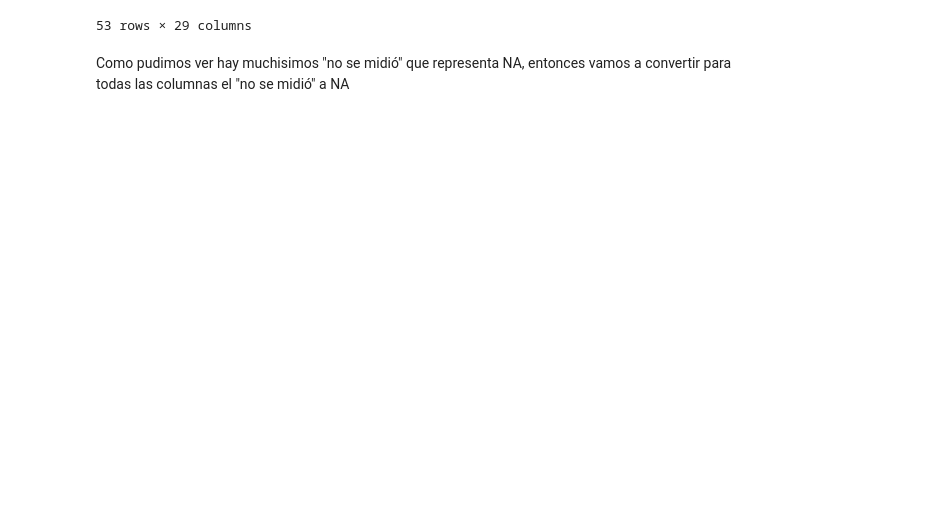
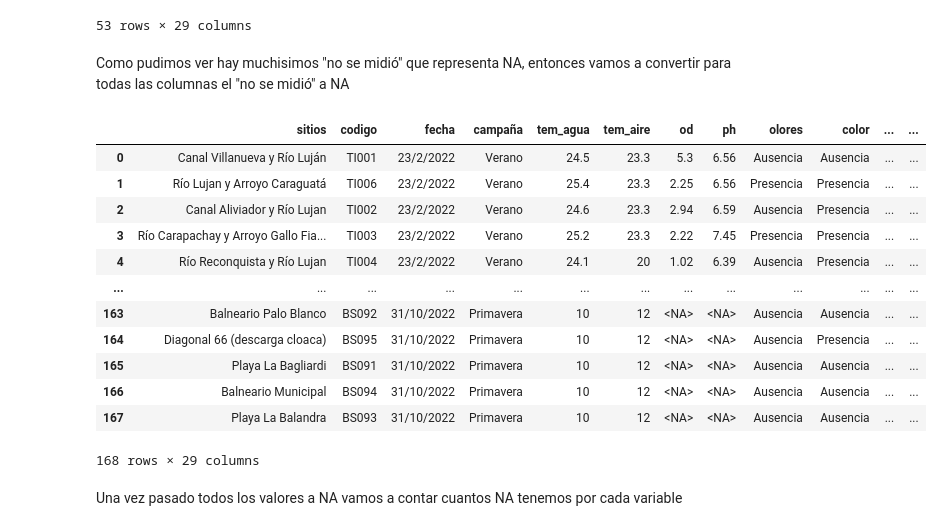
Before and after one commit to muller10000/tp-especial-ciencia-datos, a Jupyter notebook: Ejercicioespecial.ipynb, the cells around one changed output. Drawn from its saved outputs; the diff is of its cells as text; code cells hidden in the pictures; blank space fills up the shorter version.

Commit message:
limpiamos el dataset

```diff
--- a/Ejercicioespecial.ipynb
+++ b/Ejercicioespecial.ipynb
@@ -152,8 +152,25 @@ copy_dataset[copy_dataset["dbo_mg_l"] == "no se midió"] #poner algun otro ejemp
 # %% [markdown]
 Como pudimos ver hay muchisimos "no se midió" que representa NA, entonces vamos a convertir para todas las columnas
 el "no se midió" a NA
-# %%
-copy_dataset["sitios"] = copy_dataset["sitios"].replace("no se midió",pd.NA)    #hay que terminar para todas las columnas
-copy_dataset["codigo"] = copy_dataset["codigo"].replace("no se midió",pd.NA)    #y hay que tener en cuenta el "no se midió este dia",etc...
-copy_dataset["fecha"] = copy_dataset["fecha"].replace("no se midió",pd.NA)
-copy_dataset["campaña"] = copy_dataset["campaña"].replace("no se midió",pd.NA)
+# %%
+lista_columnas = copy_dataset.columns
+
+for col in lista_columnas:
+    copy_dataset[col] = copy_dataset[col].replace(['no midieron este día', 'no se midió', 'no se determinó'], pd.NA)
+copy_dataset
+# %% [output]
+|  | sitios | codigo | fecha | campaña | tem_agua | tem_aire | od | ph | olores | color | ... | ... |
+| 0 | Canal Villanueva y Río Luján | TI001 | 23/2/2022 | Verano | 24.5 | 23.3 | 5.3 | 6.56 | Ausencia | Ausencia | ... | ... |
+| 1 | Río Lujan y Arroyo Caraguatá | TI006 | 23/2/2022 | Verano | 25.4 | 23.3 | 2.25 | 6.56 | Presencia | Presencia | ... | ... |
+| 2 | Canal Aliviador y Río Lujan | TI002 | 23/2/2022 | Verano | 24.6 | 23.3 | 2.94 | 6.59 | Ausencia | Presencia | ... | ... |
+| 3 | Río Carapachay y Arroyo Gallo Fia... | TI003 | 23/2/2022 | Verano | 25.2 | 23.3 | 2.22 | 7.45 | Presencia | Presencia | ... | ... |
+| 4 | Río Reconquista y Río Lujan | TI004 | 23/2/2022 | Verano | 24.1 | 20 | 1.02 | 6.39 | Ausencia | Presencia | ... | ... |
+| ... | ... | ... | ... | ... | ... | ... | ... | ... | ... | ... | ... | ... |
+| 163 | Balneario Palo Blanco | BS092 | 31/10/2022 | Primavera | 10 | 12 | <NA> | <NA> | Ausencia | Ausencia | ... | ... |
+| 164 | Diagonal 66 (descarga cloaca) | BS095 | 31/10/2022 | Primavera | 10 | 12 | <NA> | <NA> | Ausencia | Presencia | ... | ... |
+| 165 | Playa La Bagliardi | BS091 | 31/10/2022 | Primavera | 10 | 12 | <NA> | <NA> | Ausencia | Ausencia | ... | ... |
+| 166 | Balneario Municipal | BS094 | 31/10/2022 | Primavera | 10 | 12 | <NA> | <NA> | Ausencia | Ausencia | ... | ... |
+| 167 | Playa La Balandra | BS093 | 31/10/2022 | Primavera | 10 | 12 | <NA> | <NA> | Ausencia | Ausencia | ... | ... |
+168 rows × 29 columns
+# %% [markdown]
+Una vez pasado todos los valores a NA vamos a contar cuantos NA tenemos por cada variable
```
Also changed, not shown: parts of 10 cells of this notebook.
